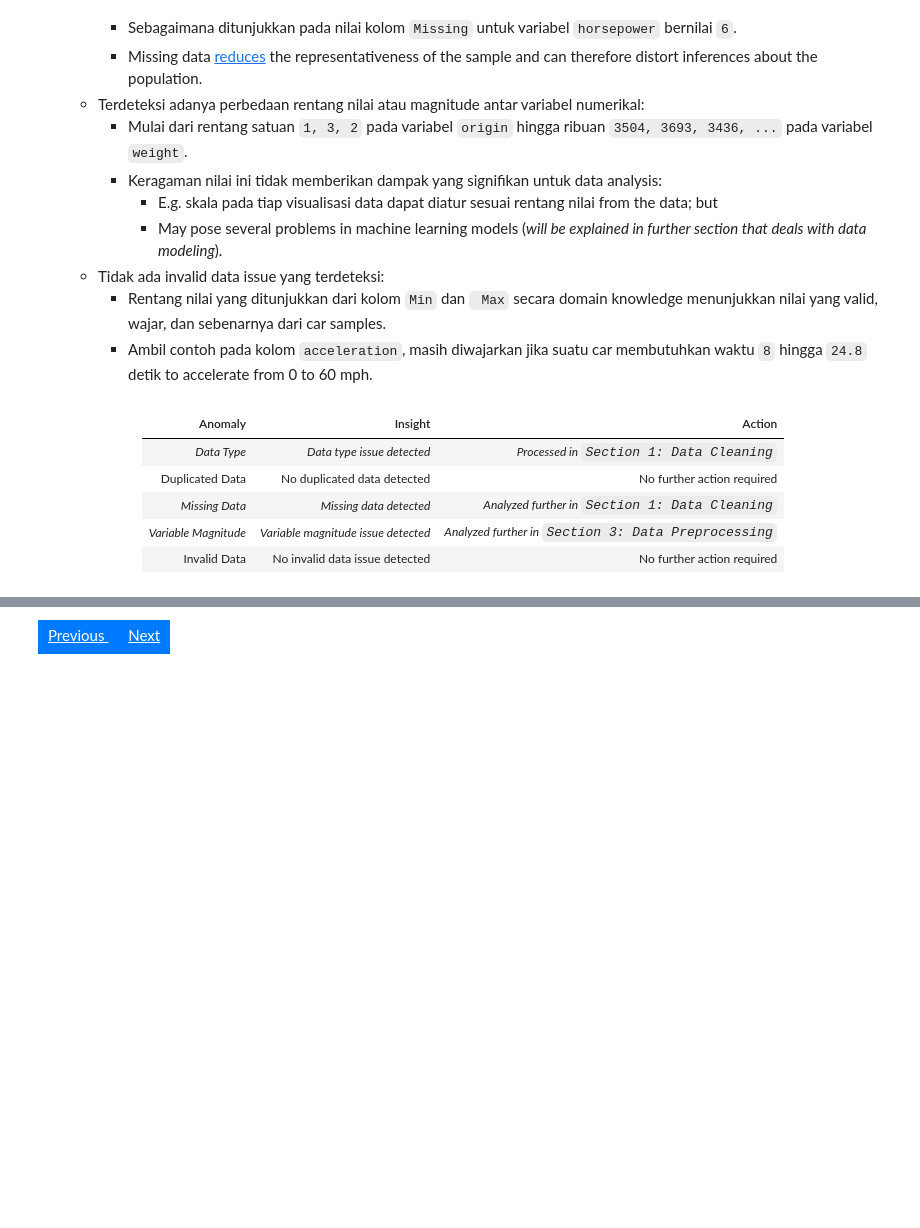
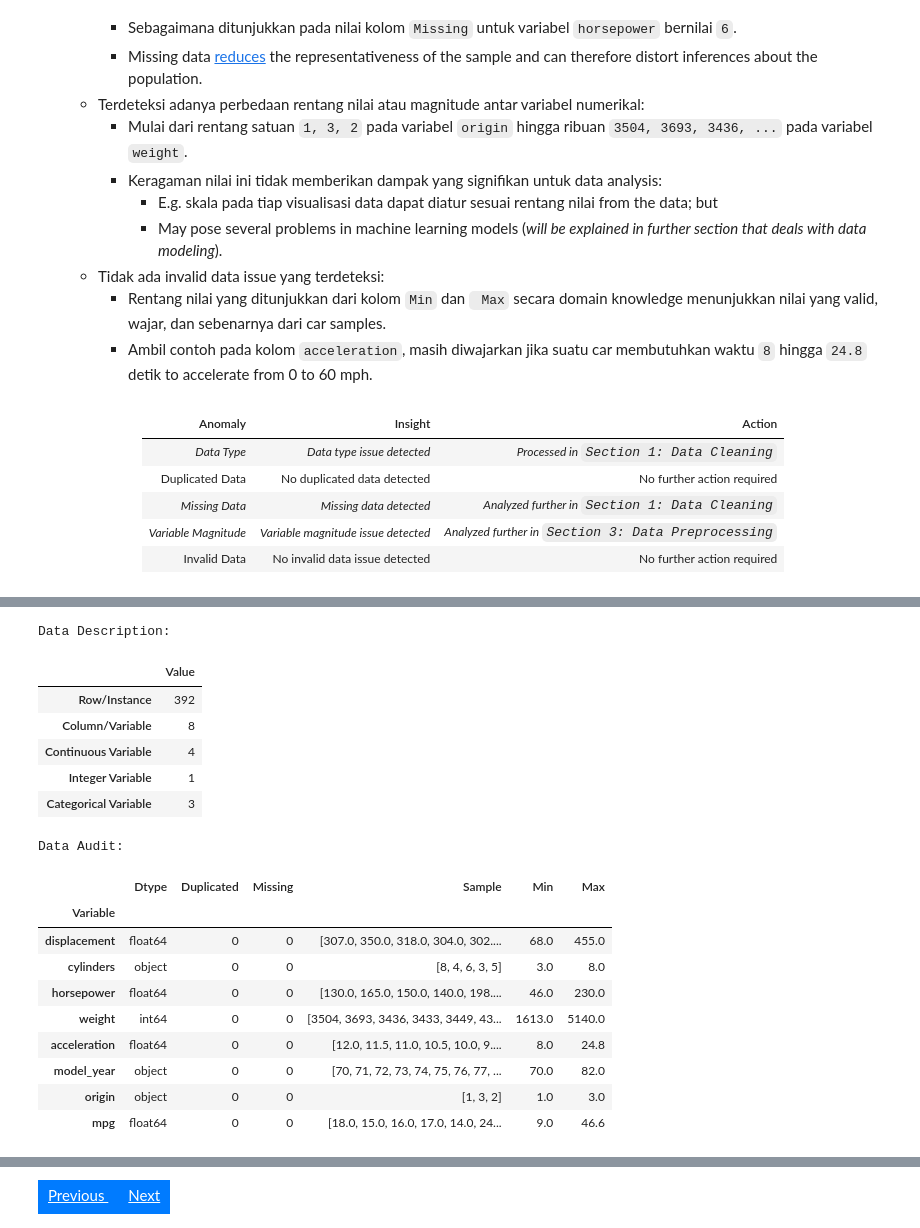
Before and after one commit to garudapaksi-yusuf/Auto_MPG_Prediction, a Jupyter notebook: notebook/__1_data_understanding.ipynb, the cells around one changed output, grey strips where cells are left out. Drawn from its saved outputs; the diff is of its cells as text; code cells hidden in the pictures; blank space fills up the shorter version.

```diff
--- a/notebook/__1_data_understanding.ipynb
+++ b/notebook/__1_data_understanding.ipynb
@@ -194,0 +325,3 @@ Data Audit:
+# %%
+# disregarding (dropping) missing values from dataset
+data_cleaned = data.dropna()
@@ -194,0 +357,27 @@ Data Audit:
+# %%
+# audit results on cleaned dataset
+audit_description, audit_summary = audit_data(data=data_cleaned)
+
+print('Data Description:')
+display(audit_description)
+print('Data Audit:')
+display(audit_summary)
+# %% [output]
+Data Description:
+|  | Value |
+| Row/Instance | 392 |
+| Column/Variable | 8 |
+| Continuous Variable | 4 |
+| Integer Variable | 1 |
+| Categorical Variable | 3 |
+Data Audit:
+|  | Dtype | Duplicated | Missing | Sample | Min | Max |
+| Variable |  |  |  |  |  |  |
+| displacement | float64 | 0 | 0 | [307.0, 350.0, 318.0, 304.0, 302.... | 68.0 | 455.0 |
+| cylinders | object | 0 | 0 | [8, 4, 6, 3, 5] | 3.0 | 8.0 |
+| horsepower | float64 | 0 | 0 | [130.0, 165.0, 150.0, 140.0, 198.... | 46.0 | 230.0 |
+| weight | int64 | 0 | 0 | [3504, 3693, 3436, 3433, 3449, 43... | 1613.0 | 5140.0 |
+| acceleration | float64 | 0 | 0 | [12.0, 11.5, 11.0, 10.5, 10.0, 9.... | 8.0 | 24.8 |
+| model_year | object | 0 | 0 | [70, 71, 72, 73, 74, 75, 76, 77, ... | 70.0 | 82.0 |
+| origin | object | 0 | 0 | [1, 3, 2] | 1.0 | 3.0 |
+| mpg | float64 | 0 | 0 | [18.0, 15.0, 16.0, 17.0, 14.0, 24... | 9.0 | 46.6 |
```
Also changed, not shown: parts of 24 cells of this notebook, 1 other file.
